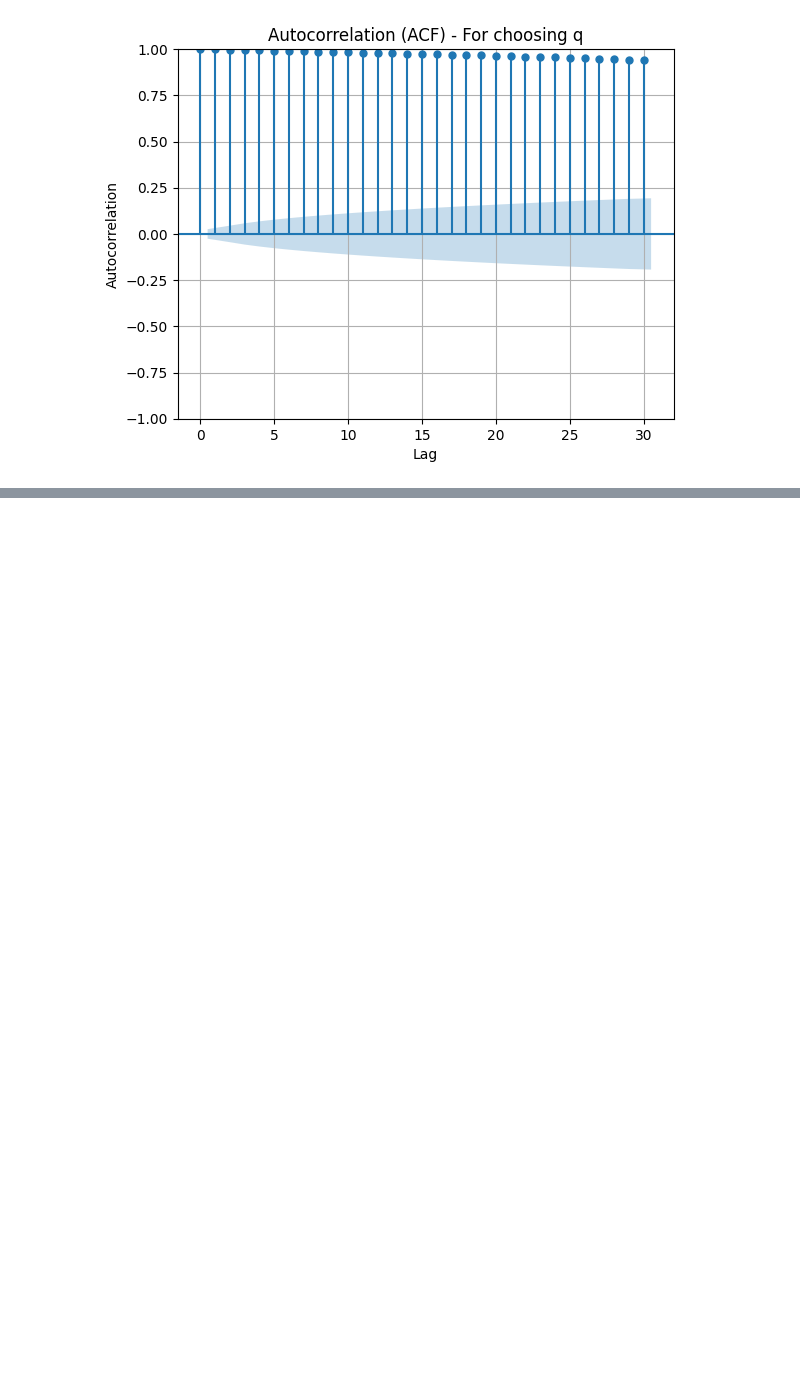
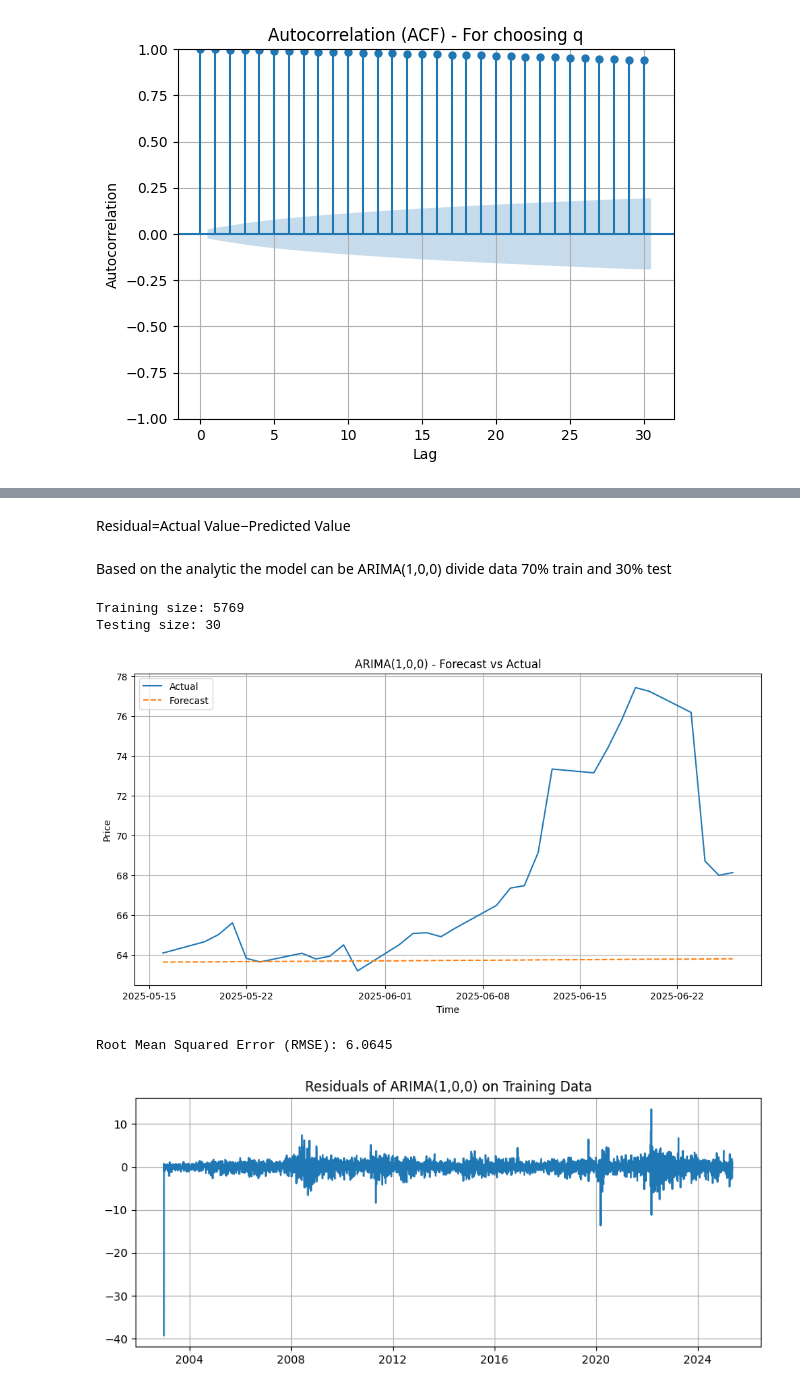
Before and after one commit to AliSalman25/first-Jupyter-Notebook-for-the-experiments, a Jupyter notebook: first_experiment.ipynb, the cells around one changed output, grey strips where cells are left out. Cells and saved outputs as stored; diff of their text form; code cells hidden in the pictures; blank space fills up the shorter version.

```diff
--- a/first_experiment.ipynb
+++ b/first_experiment.ipynb
@@ -282,0 +341,64 @@ plt.show()
+# %% [markdown]
+Residual=Actual Value−Predicted Value
+# %% [markdown]
+Based on the analytic the model can be ARIMA(1,0,0) divide data 70% train and 30% test
+# %%
+import pandas as pd
+import matplotlib.pyplot as plt
+from statsmodels.tsa.arima.model import ARIMA
+from sklearn.metrics import mean_squared_error
+import numpy as np
+
+
+#  df on Price
+series = df['Price'].dropna()
+
+# div data to train and test
+test_size = 30
+train = series[:-test_size]
+test = series[-test_size:]
+
+print(f"Training size: {len(train)}")
+print(f"Testing size: {len(test)}")
+
+# excute arima model
+model = ARIMA(train, order=(1, 0, 0))
+model_fit = model.fit()
+
+
+#  التنبؤ بعدد نقاط مساوية للاختبار Predict the same number of points to the test
+
+forecast = model_fit.forecast(steps=test_size)
+
+# result plot
+plt.figure(figsize=(12, 6))
+plt.plot(test.index, test, label='Actual')
+plt.plot(test.index, forecast, label='Forecast', linestyle='--')
+plt.title('ARIMA(1,0,0) - Forecast vs Actual')
+plt.xlabel('Time')
+plt.ylabel('Price')
+plt.legend()
+plt.grid(True)
+plt.show()
+
+
+# rmsa calculating
+
+rmse = np.sqrt(mean_squared_error(test, forecast))
+print(f"Root Mean Squared Error (RMSE): {rmse:.4f}")
+
+
+# the code of residuals
+residuals = model_fit.resid
+
+plt.figure(figsize=(10, 4))
+plt.plot(residuals)
+plt.title('Residuals of ARIMA(1,0,0) on Training Data')
+plt.grid(True)
+plt.show()
+# %% [output]
+Training size: 5769
+Testing size: 30
+[figure, added]
+Root Mean Squared Error (RMSE): 6.0645
+[figure, added]
```
Also changed, not shown: parts of 7 cells of this notebook.
